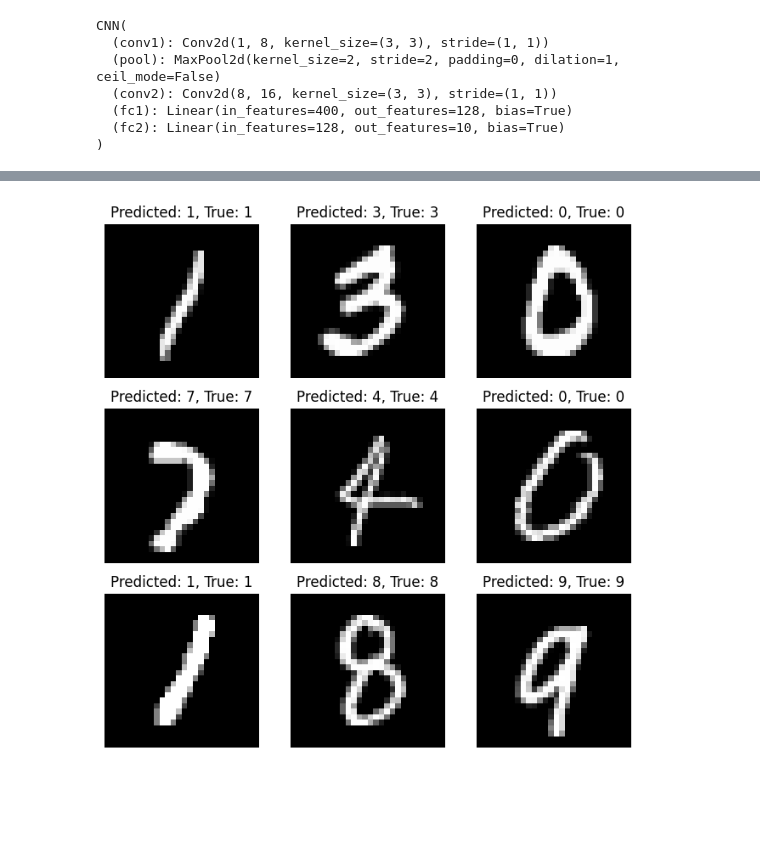
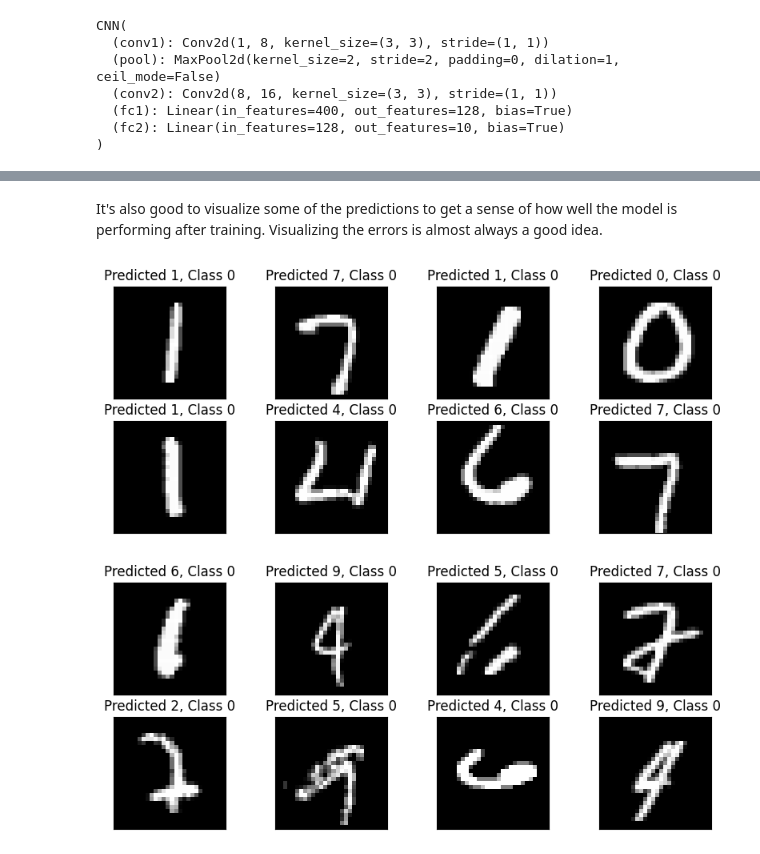
Before and after one commit to peterjsadowski/tutorial_climate_ai, a Jupyter notebook: 01_warmup_digits.ipynb, the cells around one changed output, grey strips where cells are left out. Cells and saved outputs as stored; diff of their text form; code cells hidden in the pictures; blank space fills up the shorter version.

```diff
--- a/01_warmup_digits.ipynb
+++ b/01_warmup_digits.ipynb
@@ -199,14 +247,27 @@ Test Accuracy: 98.76%
-# %%
-fig, ax = plt.subplots(3, 3, figsize=(8, 8))
-for i in range(3):
-    for j in range(3):
-        sample_idx = torch.randint(len(test_data), size=(1,)).item()
-        img, label = test_data[sample_idx]
-        output = model(img.unsqueeze(0))
-        _, predicted = torch.max(output.data, 1)
-        ax[i, j].imshow(img.squeeze(), cmap="gray")
-        ax[i, j].set_title(f"Predicted: {predicted.item()}, True: {label}")
-        ax[i, j].axis("off")
-plt.show()
-# %% [output]
-[figure, removed]
+# %% [markdown]
+It's also good to visualize some of the predictions to get a sense of how well the model is performing after training. Visualizing the errors is almost always a good idea.
+# %%
+# Get indices of correct and incorrect examples
+correct_indices   = np.nonzero(all_predictions == all_targets)[0]
+incorrect_indices = np.nonzero(all_predictions != all_targets)[0]
+
+# Plot some correctly labeled examples.
+plt.figure(1, figsize=(10,4))
+for i, correct in enumerate(correct_indices[:8]):
+    plt.subplot(2,4,i+1)
+    plt.imshow(all_data[correct].reshape(28,28), cmap='gray', interpolation='none')
+    plt.title("Predicted {}, Class {}".format(all_predictions[correct], all_targets[correct].argmax(axis=-1)))
+    plt.xticks([])
+    plt.yticks([])
+
+# Plot some incorrectly labeled examples.
+plt.figure(2, figsize=(10,4))
+for i, incorrect in enumerate(incorrect_indices[:8]):
+    plt.subplot(2,4,i+1)
+    plt.imshow(all_data[incorrect].reshape(28,28), cmap='gray', interpolation='none')
+    plt.title("Predicted {}, Class {}".format(all_predictions[incorrect], all_targets[incorrect].argmax(axis=-1)))
+    plt.xticks([])
+    plt.yticks([])
+# %% [output]
+[figure, added]
+[figure, added]
```
Also changed, not shown: parts of 25 cells of this notebook.
